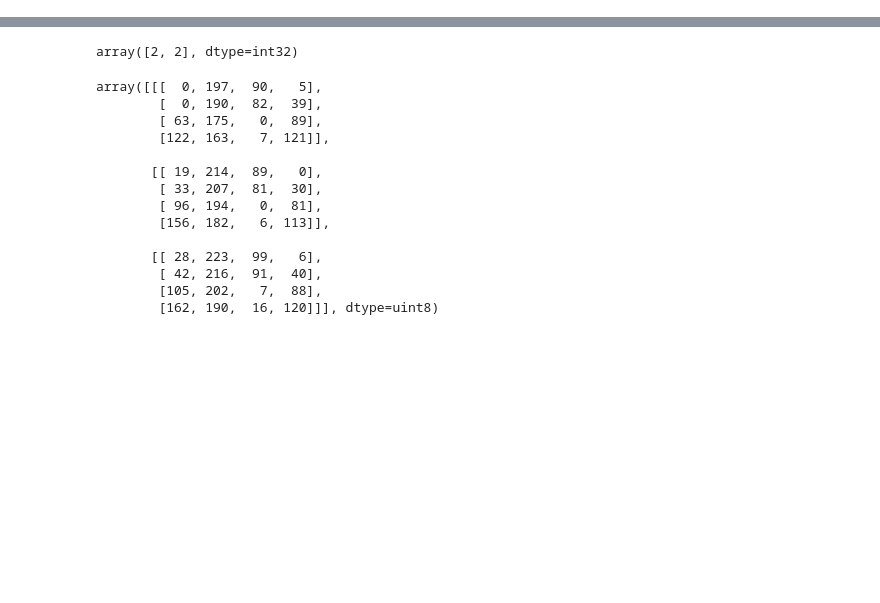
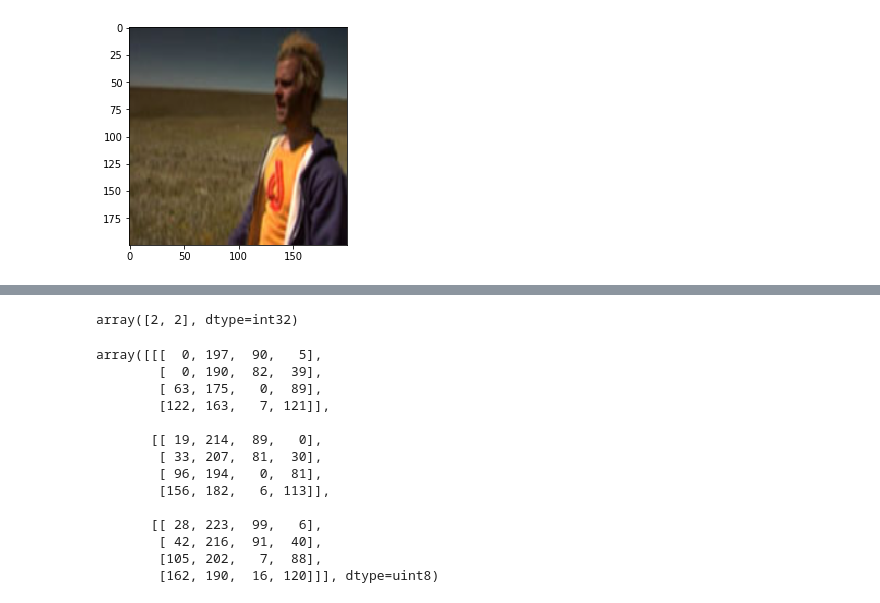
Before and after one commit to harveyslash/Deep-Image-Analogy-PyTorch, a Jupyter notebook: notebooks/Untitled1.ipynb, the cells around one changed output, grey strips where cells are left out. Cells and saved outputs as stored; diff of their text form; code cells hidden in the pictures; blank space fills up the shorter version.

```diff
--- a/notebooks/Untitled1.ipynb
+++ b/notebooks/Untitled1.ipynb
@@ -237,0 +344,6 @@ pm.calculate_distance(0,0,123,12)
+# %%
+plt.imshow(x[:, :, ::-1])
+#plt.imshow(np.rot90(pm.b.transpose(1,2,0)[:, :, ::-1]))
+plt.show()
+# %% [output]
+[figure, added]
```
Also changed, not shown: parts of 14 cells of this notebook.
